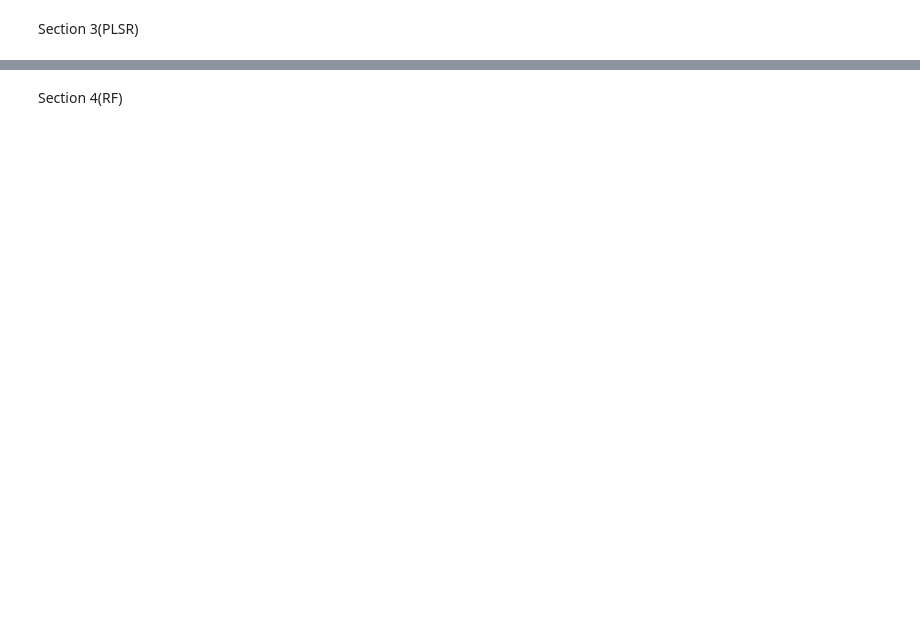
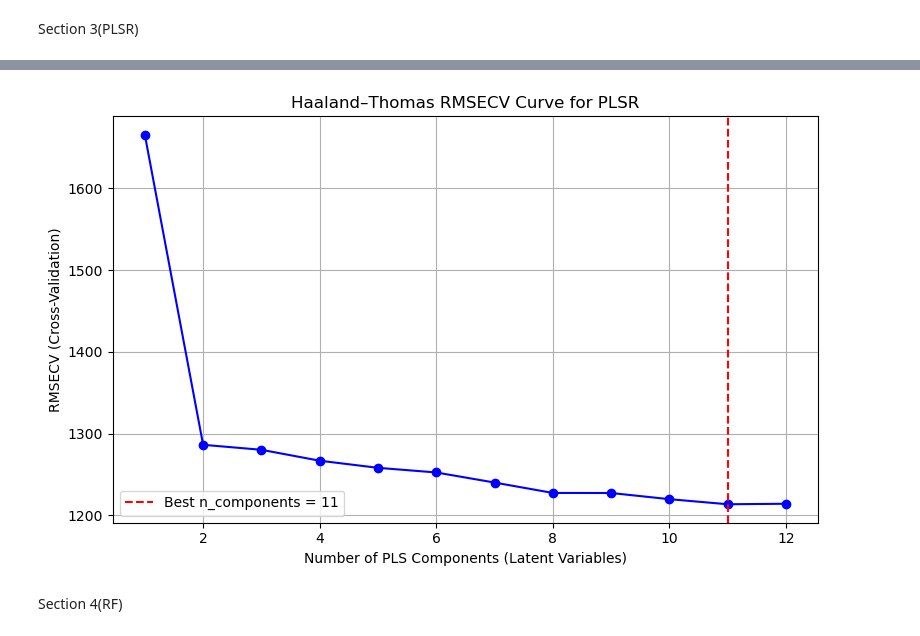
Before and after one commit to zohurul-cse-pust/Hyper-Leaf, a Jupyter notebook: HyperLeaf/HyperLeaf_7.ipynb, the cells around one changed output, grey strips where cells are left out. Cells and saved outputs as stored; diff of their text form; code cells hidden in the pictures; blank space fills up the shorter version.

```diff
--- a/HyperLeaf/HyperLeaf_7.ipynb
+++ b/HyperLeaf/HyperLeaf_7.ipynb
@@ -151,0 +475,94 @@ print(f"Test RPD             : {test_rpd:.4f}")  # Display testing RPD
+# %%
+# Haaland–Thomas Style PLSR with Cross-Validation RMSE
+import pandas as pd
+import numpy as np
+from sklearn.preprocessing import StandardScaler
+from sklearn.cross_decomposition import PLSRegression
+from sklearn.model_selection import KFold, GridSearchCV
+from sklearn.metrics import mean_squared_error, r2_score
+import matplotlib.pyplot as plt
+
+# 1. Load dataset
+train_path = r"D:/Z Education/University/4-1 Course/Thesis/Hyper leaf dataset/train_ks_2.csv"
+test_path  = r"D:/Z Education/University/4-1 Course/Thesis/Hyper leaf dataset/test_ks_2.csv"
+
+train_df = pd.read_csv(train_path)
+test_df  = pd.read_csv(test_path)
+
+target_column = "Yield"
+
+X_train = train_df.drop(columns=[target_column]).values
+y_train = train_df[target_column].values
+X_test = test_df.drop(columns=[target_column]).values
+y_test = test_df[target_column].values
+
+# 2. Standardize features
+scaler_X = StandardScaler()
+X_train_scaled = scaler_X.fit_transform(X_train)
+X_test_scaled  = scaler_X.transform(X_test)
+
+# 3. Define PLSR model
+pls = PLSRegression(scale=False)
+
+# 4. Define range of latent variables (components)
+param_grid = {'n_components': list(range(1, min(12, X_train.shape[1]) + 1))}
+
+# 5. Define cross-validation strategy
+cv = KFold(n_splits=10, shuffle=True, random_state=42)
+
+# 6. GridSearchCV using negative MSE (Haaland–Thomas criterion = lowest RMSECV)
+grid = GridSearchCV(
+    estimator=pls,
+    param_grid=param_grid,
+    scoring='neg_mean_squared_error',
+    cv=cv,
+    n_jobs=-1,
+    verbose=2
+)
+
+# 7. Fit grid search
+print("\nRunning Haaland–Thomas PLSR...")
+grid.fit(X_train_scaled, y_train)
+
+# 8. Extract best model and parameters
+best_ncomp = grid.best_params_['n_components']
+best_pls = grid.best_estimator_
+print(f"\nOptimal number of components (Haaland–Thomas): {best_ncomp}")
+print(f"Best cross-validation RMSE: {np.sqrt(-grid.best_score_):.4f}")
+
+# 9. Model evaluation (Train/Test)
+y_pred_train = best_pls.predict(X_train_scaled).ravel()
+y_pred_test  = best_pls.predict(X_test_scaled).ravel()
+
+def evaluate(y_true, y_pred):
+    rmse = np.sqrt(mean_squared_error(y_true, y_pred))
+    r2 = r2_score(y_true, y_pred)
+    rpd = np.std(y_true, ddof=1) / rmse
+    return r2, rmse, rpd
+
+train_r2, train_rmse, train_rpd = evaluate(y_train, y_pred_train)
+test_r2, test_rmse, test_rpd = evaluate(y_test, y_pred_test)
+
+print("\nModel Evaluation:")
+print(f"Train R²   : {train_r2:.4f}")
+print(f"Test  R²   : {test_r2:.4f}")
+print(f"Train RMSE : {train_rmse:.4f}")
+print(f"Test  RMSE : {test_rmse:.4f}")
+print(f"Train RPD  : {train_rpd:.4f}")
+print(f"Test  RPD  : {test_rpd:.4f}")
+
+# 10. Plot RMSE vs number of components (Haaland–Thomas curve)
+results = pd.DataFrame(grid.cv_results_)
+results['RMSECV'] = np.sqrt(-results['mean_test_score'])
+
+plt.figure(figsize=(8, 5))
+plt.plot(results['param_n_components'], results['RMSECV'], marker='o', color='blue')
+plt.axvline(best_ncomp, color='red', linestyle='--', label=f'Best n_components = {best_ncomp}')
+plt.title("Haaland–Thomas RMSECV Curve for PLSR")
+plt.xlabel("Number of PLS Components (Latent Variables)")
+plt.ylabel("RMSECV (Cross-Validation)")
+plt.legend()
+plt.grid(True)
+plt.tight_layout()
+plt.show()
+# %% [output]
@@ -152,2 +582,3 @@ print(f"Test RPD             : {test_rpd:.4f}")  # Display testing RPD
+[figure, added]
 # %% [markdown]
 Section 4(RF)
```
Also changed, not shown: parts of 15 cells of this notebook, 2 other files.
